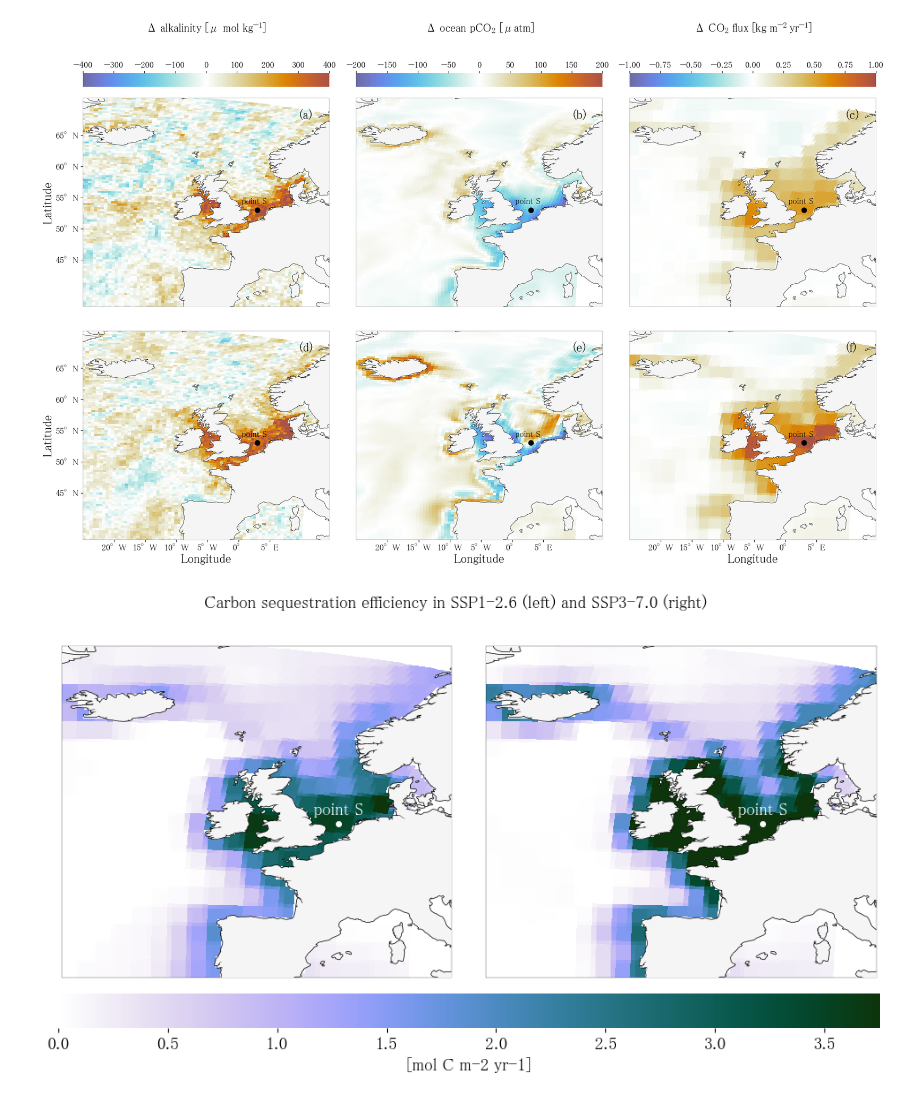
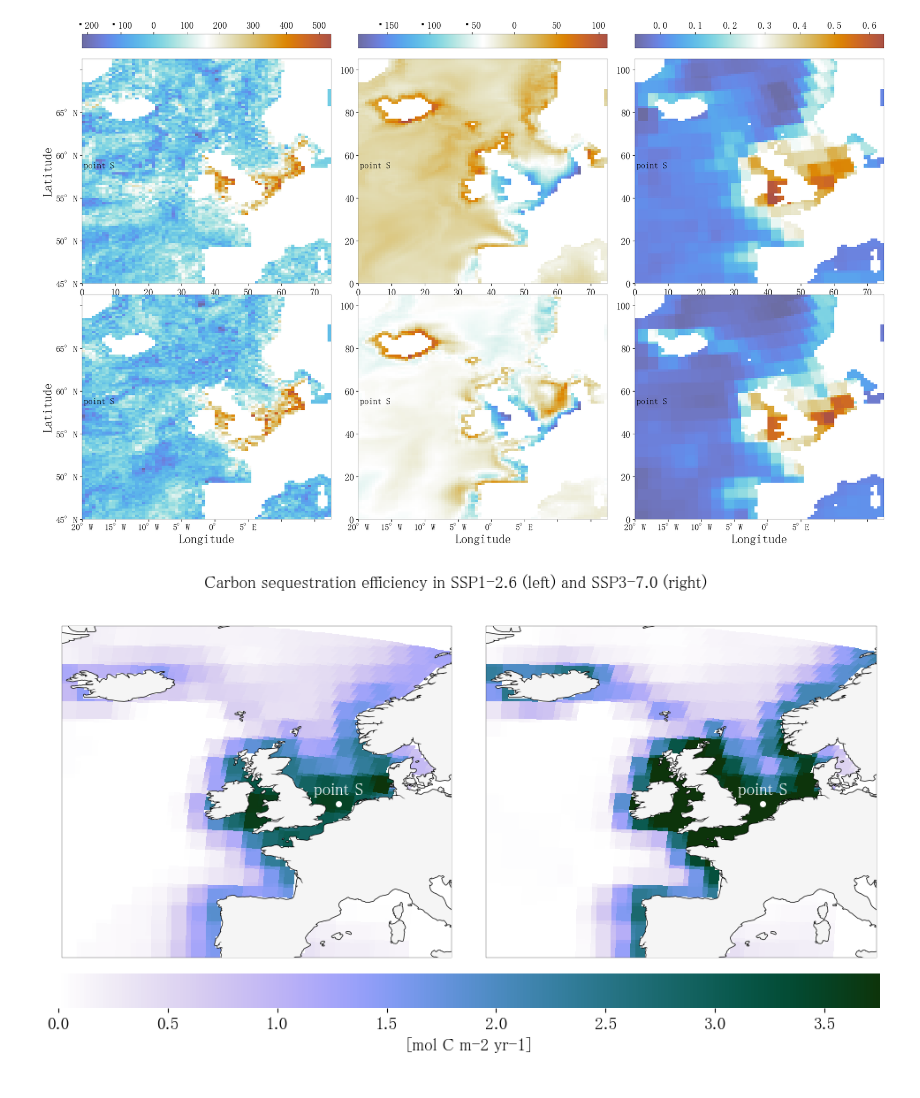
Before and after one commit to chiaraciscato/2026_ciscato_oae_seasonality, a Jupyter notebook: scripts/duplicate.ipynb, the cells around one changed output. Cells and saved outputs as stored; diff of their text form; code cells hidden in the pictures.

```diff
--- a/scripts/duplicate.ipynb
+++ b/scripts/duplicate.ipynb
@@ -111,2 +97,8 @@ def amplitude(data, var):
+# %%
+def annualavg(data, var):
+    monthLength = data.time_counter.dt.days_in_month
+    monthly_avg = (data * monthLength).groupby("time_counter.month").sum(dim="time_counter") / monthLength.groupby("time_counter.month").sum(dim="time_counter")
+
+    return monthly_avg
 # %%
 # define figures
@@ -369,7 +319,19 @@ phMAP = process_map('ph')
 # %%
 cmap = cm.prinsenvlag_r
+# %%
+def fig_plot_map(data, var, ax, vmin, vmax, oae_index, base_index):
+    # get the difference over time
+    da = (list(data.values())[oae_index].mean('year')-list(data.values())[base_index].mean('year'))[var]
+    im = ax.pcolormesh(
+        da,
+        cmap=cmap,
+        vmin=vmin,
+        vmax=vmax,
+        shading='auto'
+    )
+    return im
 # %%
-fig, ((ax1, ax2, ax3), (ax4, ax5, ax6)) = plt.subplots(2,3, subplot_kw={'projection': ccrs.PlateCarree()}, figsize=(23, 16))
+fig, ((ax1, ax2, ax3), (ax4, ax5, ax6)) = plt.subplots(2,3, figsize=(23, 16))
 plt.subplots_adjust(wspace=0.11, hspace=0.05)
 
 plt.rcParams['axes.linewidth'] = .2
@@ -380,69 +342,69 @@ m=18
 num_alk = 400
 num_pco2 = 200
 
-im1=fig_plot_map(list(alkalinityMAP.values())[1]-list(alkalinityMAP.values())[0], 'ALK', ax1, vmin=-num_alk, vmax=num_alk)
-im2=fig_plot_map(list(fco2MAP.values())[1]-list(fco2MAP.values())[0], 'fco2', ax2, vmin=-num_pco2, vmax=num_pco2)
-im3=fig_plot_map(list(co2fluxMAP.values())[1]-list(co2fluxMAP.values())[0], 'co2flux', ax3, vmin=-1, vmax=1)
-fig_plot_map(list(alkalinityMAP.values())[3]-list(alkalinityMAP.values())[2], 'ALK', ax4, vmin=-num_alk, vmax=num_alk)
-fig_plot_map(list(fco2MAP.values())[3]-list(fco2MAP.values())[2], 'fco2', ax5, vmin=-num_pco2, vmax=num_pco2)
-fig_plot_map(list(co2fluxMAP.values())[3]-list(co2fluxMAP.values())[2], 'co2flux', ax6, vmin=-1, vmax=1)
+im1 = fig_plot_map(ampl_alk, 'ALK', ax1, vmin=-num_alk, vmax=num_alk, oae_index=1, base_index=0)
+im2 = fig_plot_map(ampl_pco2, 'fco2', ax2, vmin=-num_pco2, vmax=num_pco2, oae_index=1, base_index=0)
+im3 = fig_plot_map(ampl_co2flux, 'co2flux', ax3, vmin=-1, vmax=1, oae_index=1, base_index=0)
+im4 = fig_plot_map(ampl_alk, 'ALK', ax4, vmin=-num_alk, vmax=num_alk, oae_index=3, base_index=2)
+im5 = fig_plot_map(ampl_pco2, 'fco2', ax5, vmin=-num_pco2, vmax=num_pco2, oae_index=3, base_index=2)
+im6 = fig_plot_map(ampl_co2flux, 'co2flux', ax6, vmin=-1, vmax=1, oae_index=3, base_index=2)
 
 axes = [ax1, ax2, ax3, ax4, ax5, ax6]
 
 for ax in axes:
-    ax.coastlines()
-    ax.set_extent([-25, 14.5, 37.5, 70])
-    ax.add_feature(cfeature.LAND, zorder=100, facecolor='whitesmoke', edgecolor='black', linewidth=.05)
-    ax.plot(3, 53, "o", color='black', markersize=8)
+#     ax.coastlines()
+#     ax.set_extent([-25, 14.5, 37.5, 70])
+#     ax.add_feature(cfeature.LAND, zorder=100, facecolor='whitesmoke', edgecolor='black', linewidth=.05)
+#     ax.plot(3, 53, "o", color='black', markersize=8)
     ax.text(0.5, 54,'point S', fontsize=s, color='black')
 
 y = list(range(45,70))
 x = list(range(-27,9))
 
 for ax in axes:
     if ax == ax1 or ax == ax4:
-        ax.set_yticks(np.arange(min(y), max(y)+1, 5))
+        # ax.set_yticks(np.arange(min(y), max(y)+1, 5))
         labels_lat = [item.get_text() for item in ax.get_yticklabels()]
         lat_label = ['45°N', '50°N', '55°N', '60°N', '65°N']
         ax.set_yticklabels(lat_label, fontsize=s)
         ax.set_ylabel("Latitude")
 
     if ax == ax4 or ax == ax5 or ax == ax6:
-        ax.set_xticks(np.arange(min(x)+7, max(x)+1, 5))
+        # ax.set_xticks(np.arange(min(x)+7, max(x)+1, 5))
         labels_lon = [item.get_text() for item in ax.get_xticklabels()]
         lon_label = ['20°W', '15°W', '10°W', '5°W', '0°', '5°E']
         ax.set_xticklabels(lon_label, fontsize=s)
         ax.set_xlabel('Longitude')
 
-    ax1.set_title(f"Δ {list(varUnit['ALK'].keys())[0]} [{list(varUnit['ALK'].values())[0]}]", fontsize=m, y=1.3)
-    ax2.set_title(f"Δ {list(varUnit['fco2'].keys())[0]} [{list(varUnit['fco2'].values())[0]}]", fontsize=m, y=1.3),
-    ax3.set_title(f"Δ {list(varUnit['co2flux'].keys())[0]} [{list(varUnit['co2flux'].values())[0]}]", fontsize=m, y=1.3),
-    if ax in [ax4,ax5,ax6]:
-        ax.set_title("")
+#     ax1.set_title(f"Δ {list(varUnit['ALK'].keys())[0]} [{list(varUnit['ALK'].values())[0]}]", fontsize=m, y=1.3)
+#     ax2.set_title(f"Δ {list(varUnit['fco2'].keys())[0]} [{list(varUnit['fco2'].values())[0]}]", fontsize=m, y=1.3),
+#     ax3.set_title(f"Δ {list(varUnit['co2flux'].keys())[0]} [{list(varUnit['co2flux'].values())[0]}]", fontsize=m, y=1.3),
+#     if ax in [ax4,ax5,ax6]:
+#         ax.set_title("")
 
-for n, ax in enumerate(axes):
-    ax.text(0.88, 0.9, string.punctuation[7] + string.ascii_lowercase[n] + string.punctuation[8],
-            transform=ax.transAxes, size=l, weight='bold', color='black')
+# for n, ax in enumerate(axes):
+#     ax.text(0.88, 0.9, string.punctuation[7] + string.ascii_lowercase[n] + string.punctuation[8],
+#             transform=ax.transAxes, size=l, weight='bold', color='black')
 
 cbar1 = fig.colorbar(im1, ax = [ax1, ax4], aspect = 18, pad=0.02, location='top')
 cbar2 = fig.colorbar(im2, ax = [ax2, ax5], aspect = 18, pad=0.02, location='top')
 cbar3 = fig.colorbar(im3, ax = [ax3, ax6], aspect = 18, pad=0.02, location='top')
 
-cbars = [cbar1, cbar2, cbar3]
+# cbars = [cbar1, cbar2, cbar3]
 
-for cbar in cbars:
-    cbar.ax.set_frame_on(False)
-    if cbar == cbar1:
-        cbar.ax.tick_params(labelsize=s)
-    elif cbar == cbar2:
-        cbar.ax.yaxis.get_offset_text().set(size=s)
-        cbar.ax.tick_params(labelsize=s)
-    else:
-        cbar.ax.yaxis.get_offset_text().set(size=s)
-        cbar.ax.tick_params(labelsize=s)
+# for cbar in cbars:
+#     cbar.ax.set_frame_on(False)
+#     if cbar == cbar1:
+#         cbar.ax.tick_params(labelsize=s)
+#     elif cbar == cbar2:
+#         cbar.ax.yaxis.get_offset_text().set(size=s)
+#         cbar.ax.tick_params(labelsize=s)
+#     else:
+#         cbar.ax.yaxis.get_offset_text().set(size=s)
+#         cbar.ax.tick_params(labelsize=s)
 
-pass
+# pass
 
-plt.savefig('/Users/chiaraciscato/Desktop/GEOMAR/2024_ciscato_oae_seasonality/out/map.png', transparent=True)
+# plt.savefig('/Users/chiaraciscato/Desktop/GEOMAR/2024_ciscato_oae_seasonality/out/map.png', transparent=True)
 # %% [output]
-[figure, old version]
+[figure, new version]
```
Also changed, not shown: parts of 11 cells of this notebook.
